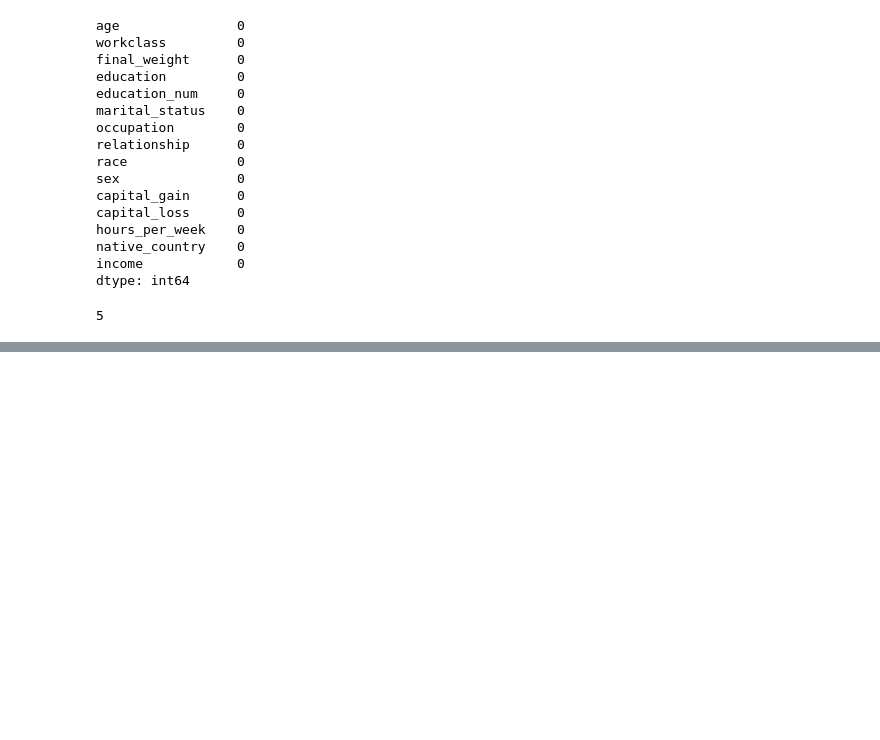
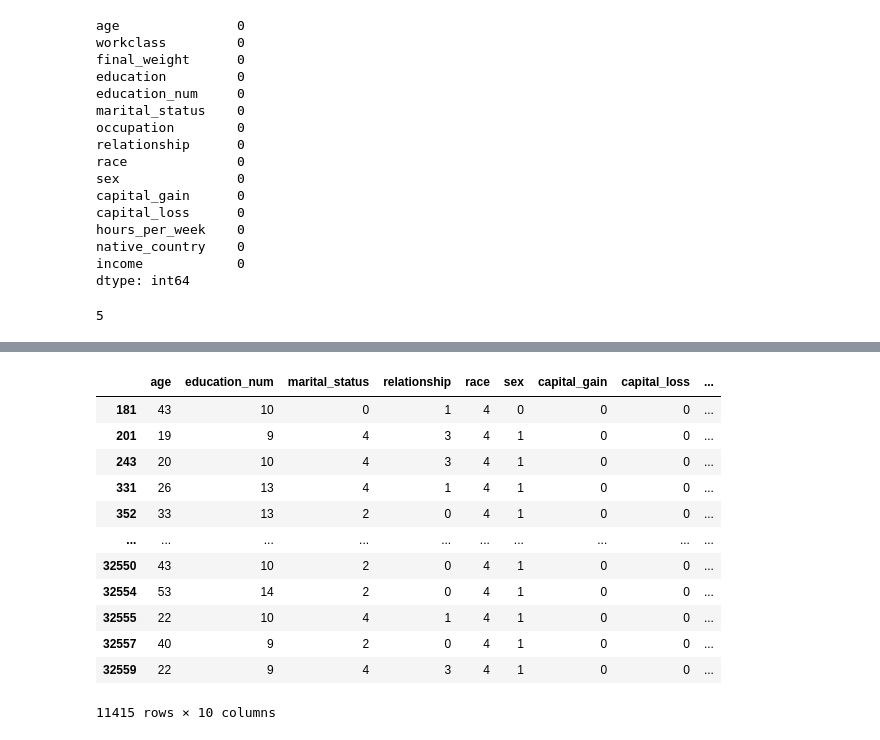
Before and after one commit to manasbagul/Data_Analysis_using_Python, a Jupyter notebook: code/Census_income_analysis.ipynb, the cells around one changed output, grey strips where cells are left out. Drawn from its saved outputs; the diff is of its cells as text; code cells hidden in the pictures; blank space fills up the shorter version.

```diff
--- a/code/Census_income_analysis.ipynb
+++ b/code/Census_income_analysis.ipynb
@@ -300,0 +353,16 @@ Classes of the column 'occupation' and its new encoded values are:
+# %%
+df_training[df_training.duplicated()]
+# %% [output]
+|  | age | education_num | marital_status | relationship | race | sex | capital_gain | capital_loss | ... |
+| 181 | 43 | 10 | 0 | 1 | 4 | 0 | 0 | 0 | ... |
+| 201 | 19 | 9 | 4 | 3 | 4 | 1 | 0 | 0 | ... |
+| 243 | 20 | 10 | 4 | 3 | 4 | 1 | 0 | 0 | ... |
+| 331 | 26 | 13 | 4 | 1 | 4 | 1 | 0 | 0 | ... |
+| 352 | 33 | 13 | 2 | 0 | 4 | 1 | 0 | 0 | ... |
+| ... | ... | ... | ... | ... | ... | ... | ... | ... | ... |
+| 32550 | 43 | 10 | 2 | 0 | 4 | 1 | 0 | 0 | ... |
+| 32554 | 53 | 14 | 2 | 0 | 4 | 1 | 0 | 0 | ... |
+| 32555 | 22 | 10 | 4 | 1 | 4 | 1 | 0 | 0 | ... |
+| 32557 | 40 | 9 | 2 | 0 | 4 | 1 | 0 | 0 | ... |
+| 32559 | 22 | 9 | 4 | 3 | 4 | 1 | 0 | 0 | ... |
+11415 rows × 10 columns
```
Also changed, not shown: parts of 23 cells of this notebook.
